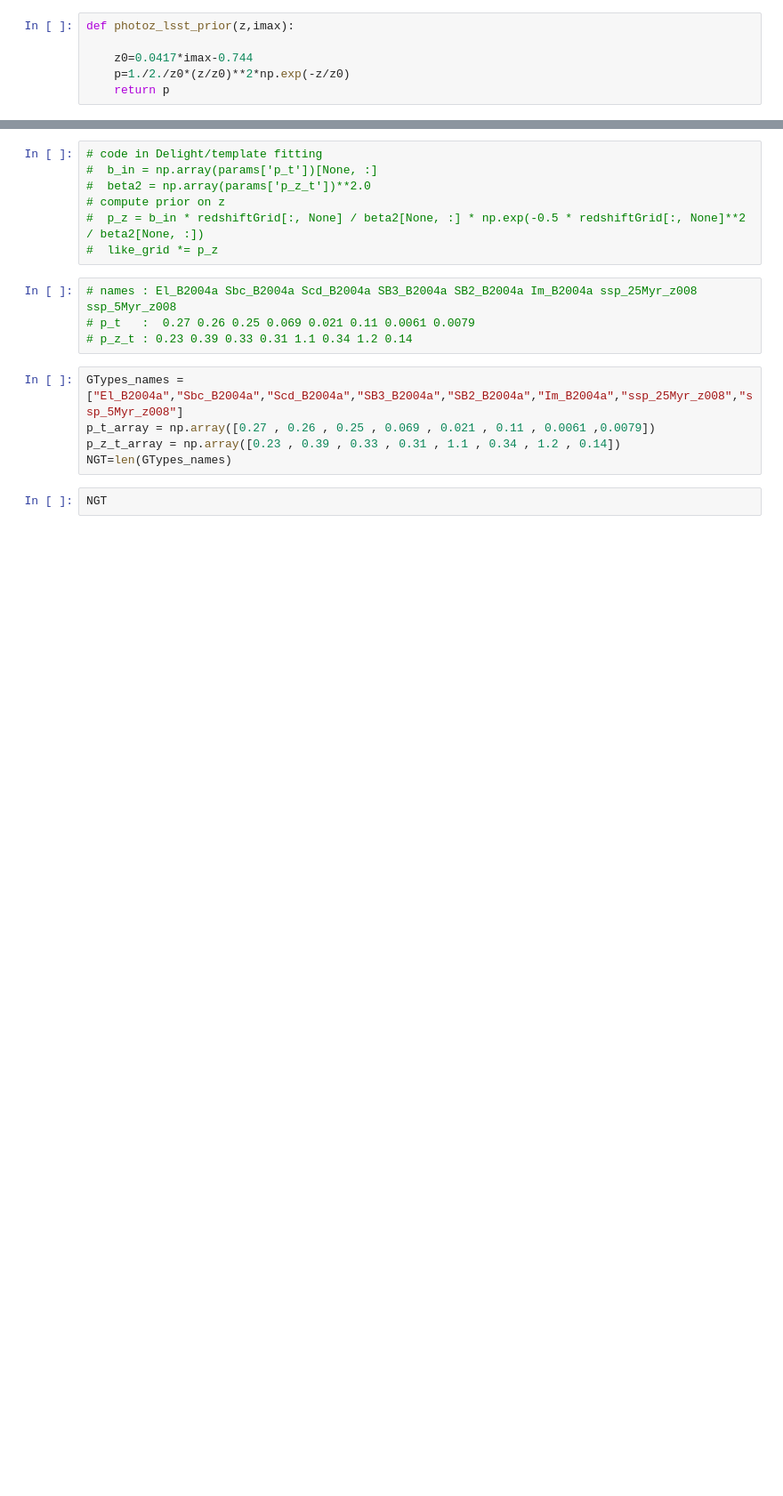
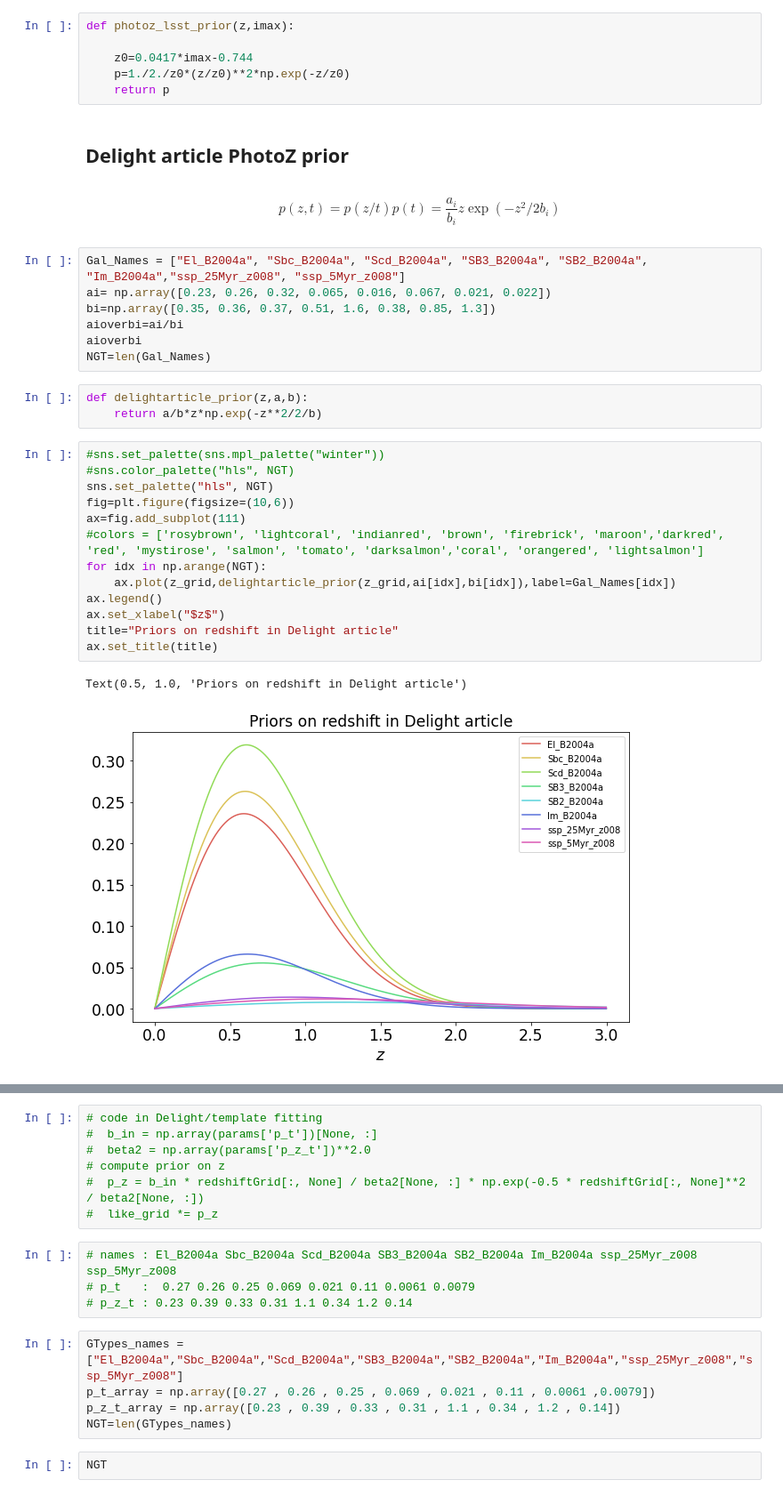
Before and after one commit to sylvielsstfr/MyDockerTools, a Jupyter notebook: UbuntuAnacondaDelightRail/notebooks/analysis_input_rail/Dumphdf5InputFileswithRAIL.ipynb, the cells around one changed output, grey strips where cells are left out. Shown at 89% size. Drawn from its saved outputs; the diff is of its cells as text; blank space fills up the shorter version.

Commit message:
update analysis input delight

```diff
--- a/UbuntuAnacondaDelightRail/notebooks/analysis_input_rail/Dumphdf5InputFileswithRAIL.ipynb
+++ b/UbuntuAnacondaDelightRail/notebooks/analysis_input_rail/Dumphdf5InputFileswithRAIL.ipynb
@@ -326,3 +326,35 @@ def photoz_lsst_prior(z,imax):
     z0=0.0417*imax-0.744
     p=1./2./z0*(z/z0)**2*np.exp(-z/z0)
     return p
+# %% [markdown]
+## Delight article PhotoZ  prior
+# %% [markdown]
+$$
+p(z,t) = p(z/t) p(t) = \frac{a_i}{b_i}z \exp(-z^2/2b_i)
+$$
+# %%
+Gal_Names = ["El_B2004a", "Sbc_B2004a", "Scd_B2004a", "SB3_B2004a", "SB2_B2004a", "Im_B2004a","ssp_25Myr_z008", "ssp_5Myr_z008"]
+ai= np.array([0.23, 0.26, 0.32, 0.065, 0.016, 0.067, 0.021, 0.022])
+bi=np.array([0.35, 0.36, 0.37, 0.51, 1.6, 0.38, 0.85, 1.3])
+aioverbi=ai/bi
+aioverbi
+NGT=len(Gal_Names)
+# %%
+def delightarticle_prior(z,a,b):
+    return a/b*z*np.exp(-z**2/2/b)
+# %%
+#sns.set_palette(sns.mpl_palette("winter"))
+#sns.color_palette("hls", NGT)
+sns.set_palette("hls", NGT)
+fig=plt.figure(figsize=(10,6))
+ax=fig.add_subplot(111)
+#colors = ['rosybrown', 'lightcoral', 'indianred', 'brown', 'firebrick', 'maroon','darkred', 'red', 'mystirose', 'salmon', 'tomato', 'darksalmon','coral', 'orangered', 'lightsalmon']
+for idx in np.arange(NGT):
+    ax.plot(z_grid,delightarticle_prior(z_grid,ai[idx],bi[idx]),label=Gal_Names[idx])
+ax.legend()
+ax.set_xlabel("$z$")
+title="Priors on redshift in Delight article"
+ax.set_title(title)
+# %% [output]
+Text(0.5, 1.0, 'Priors on redshift in Delight article')
+[figure, added]
```
Also changed, not shown: parts of 7 cells of this notebook, 3 other files.
